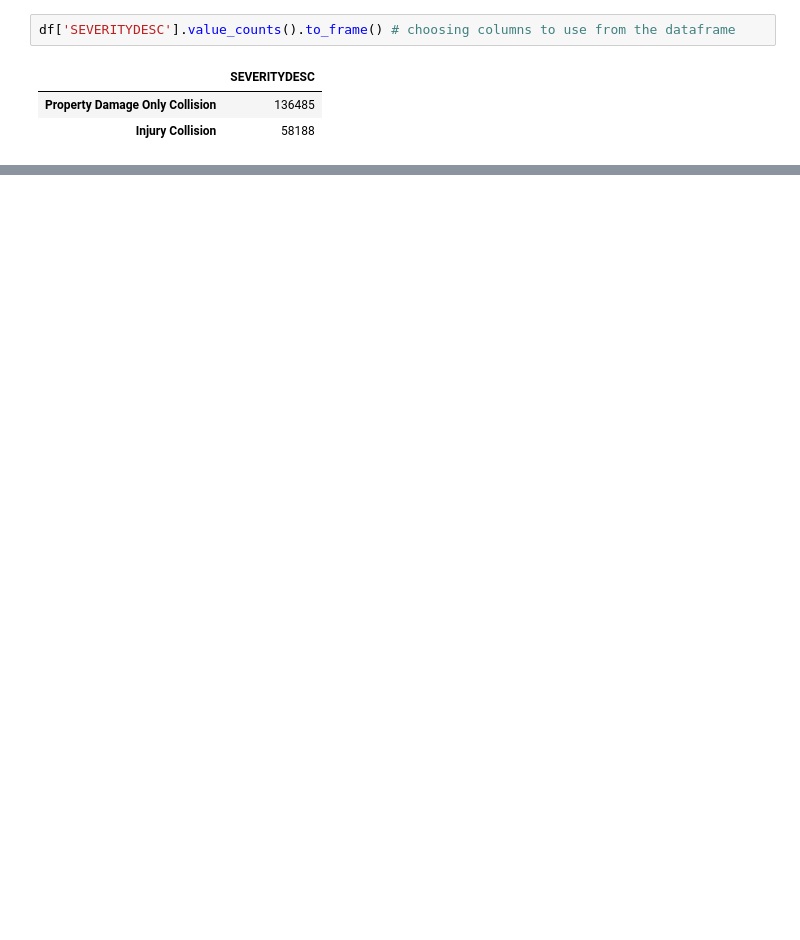
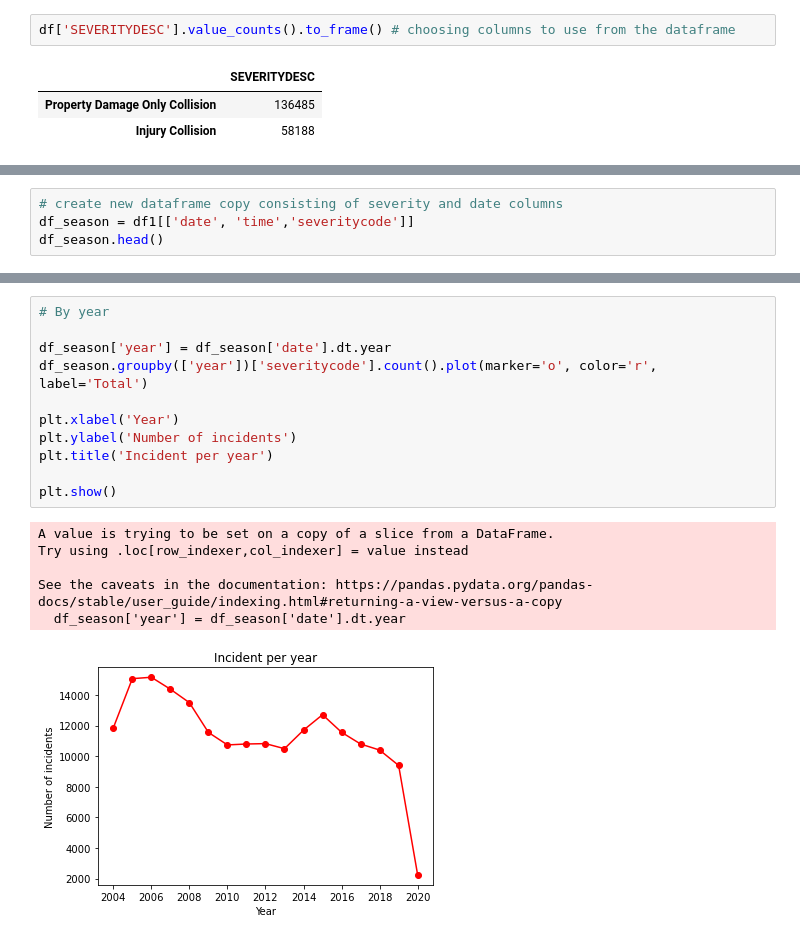
Before and after one commit to atere4ever/Coursera_Capstone, a Jupyter notebook: Car accident severity.ipynb, the cells around one changed output, grey strips where cells are left out. Cells and saved outputs as stored; diff of their text form; blank space fills up the shorter version.

```diff
--- a/Car accident severity.ipynb
+++ b/Car accident severity.ipynb
@@ -56,0 +256,4 @@ NameError: name 'df_Conditions' is not defined
+# %%
+# create new dataframe copy consisting of severity and date columns
+df_season = df1[['date', 'time','severitycode']]
+df_season.head()
@@ -56,0 +285,18 @@ NameError: name 'df_Conditions' is not defined
+# %%
+# By year
+
+df_season['year'] = df_season['date'].dt.year
+df_season.groupby(['year'])['severitycode'].count().plot(marker='o', color='r', label='Total')
+
+plt.xlabel('Year')
+plt.ylabel('Number of incidents')
+plt.title('Incident per year')
+
+plt.show()
+# %% [output]
+A value is trying to be set on a copy of a slice from a DataFrame.
+Try using .loc[row_indexer,col_indexer] = value instead
+
+See the caveats in the documentation: https://pandas.pydata.org/pandas-docs/stable/user_guide/indexing.html#returning-a-view-versus-a-copy
+  df_season['year'] = df_season['date'].dt.year
+[figure, added]
```
Also changed, not shown: parts of 27 cells of this notebook.
